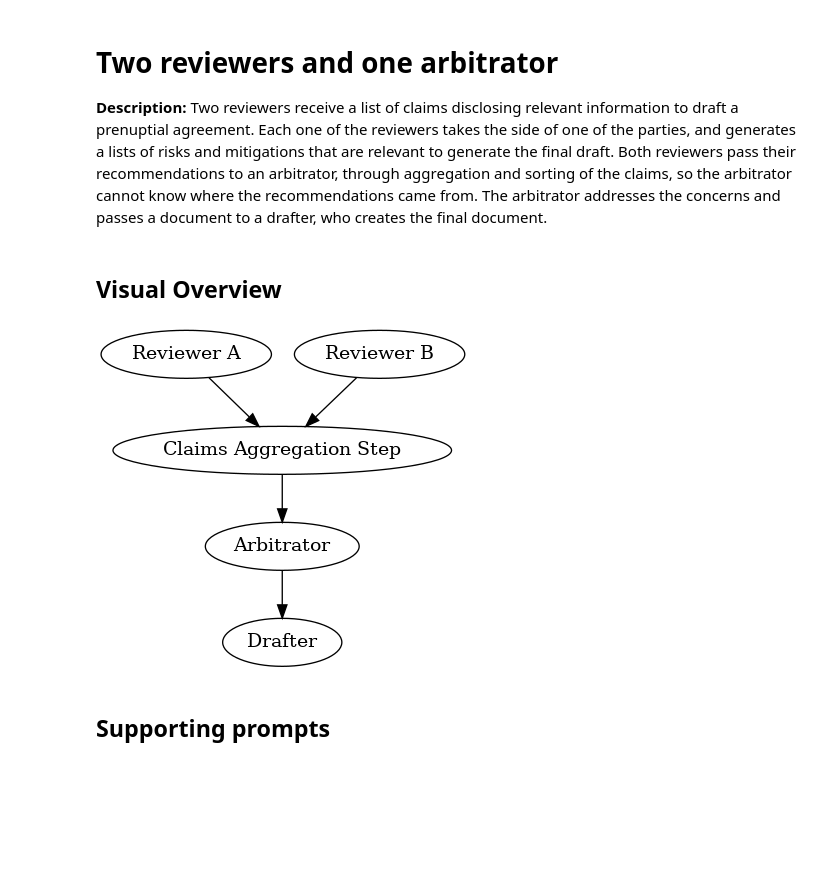
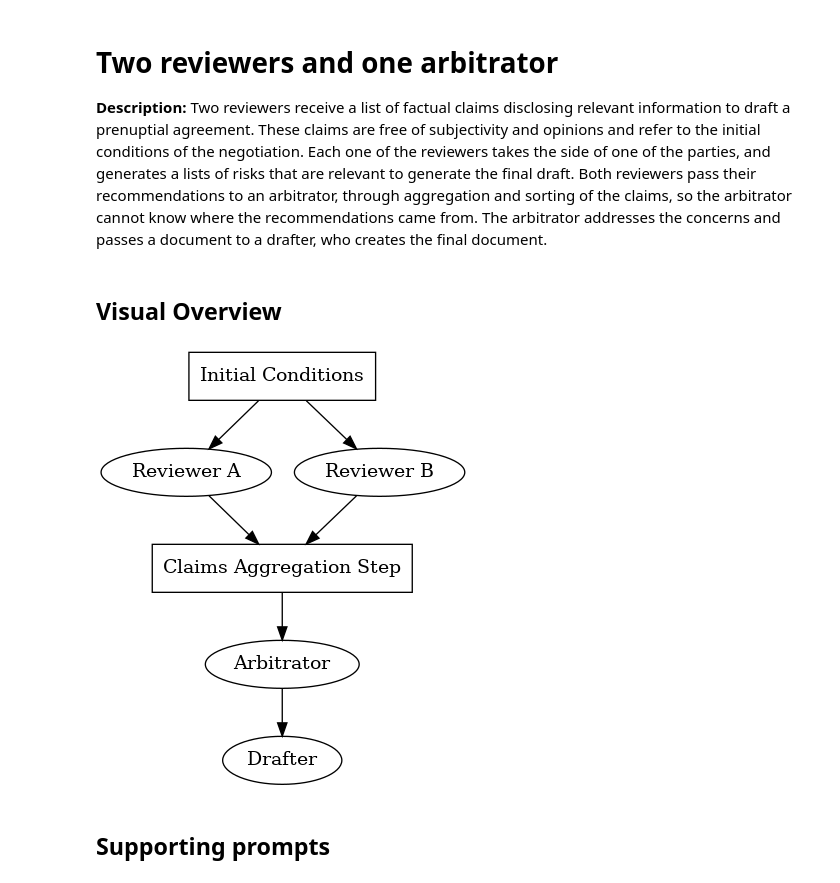
Before and after one commit to aegerita/Rawlsian-Agents, a Jupyter notebook: visual_architecture/two_reviewers_one_arbitrator.ipynb, the cells around one changed output. Saved outputs shown, nothing was run; the diff lists cells and outputs as text; code cells hidden in the pictures; blank space fills up the shorter version.

Commit message:
feat: revamped visual architecture for paper.

```diff
--- a/visual_architecture/two_reviewers_one_arbitrator.ipynb
+++ b/visual_architecture/two_reviewers_one_arbitrator.ipynb
@@ -1,30 +1,34 @@
 # %% [markdown]
 # Two reviewers and one arbitrator
 
-**Description:** Two reviewers receive a list of claims disclosing relevant information to draft a prenuptial agreement. Each one of the reviewers takes the side of one of the parties, and generates a lists of risks and mitigations that are relevant to generate the final draft. Both reviewers pass their recommendations to an arbitrator, through aggregation and sorting of the claims, so the arbitrator cannot know where the recommendations came from. The arbitrator addresses the concerns and passes a document to a drafter, who creates the final document.
+**Description:** Two reviewers receive a list of factual claims disclosing relevant information to draft a prenuptial agreement. These claims are free of subjectivity and opinions and refer to the initial conditions of the negotiation.
+Each one of the reviewers takes the side of one of the parties, and generates a lists of risks that are relevant to generate the final draft. Both reviewers pass their recommendations to an arbitrator, through aggregation and sorting of the claims, so the arbitrator cannot know where the recommendations came from. The arbitrator addresses the concerns and passes a document to a drafter, who creates the final document.
 # %% [markdown]
 ## Visual Overview
 # %%
 import graphviz
 from IPython.display import Image
 
 two_reviewers_one_arbitrator = graphviz.Digraph('Two Reviewers, One Arbitrator, One Drafter', format='png')
 ### Nodes
+two_reviewers_one_arbitrator.node('F','Initial Conditions', shape='rectangle')
 two_reviewers_one_arbitrator.node('A', 'Reviewer A')
 two_reviewers_one_arbitrator.node('B', 'Reviewer B')
-two_reviewers_one_arbitrator.node('C', 'Claims Aggregation Step')
+two_reviewers_one_arbitrator.node('C', 'Claims Aggregation Step', shape='rectangle')
 two_reviewers_one_arbitrator.node('D', 'Arbitrator')
 two_reviewers_one_arbitrator.node('E', 'Drafter')
 ### Edges
+two_reviewers_one_arbitrator.edge('F', 'A')
+two_reviewers_one_arbitrator.edge('F', 'B')
 two_reviewers_one_arbitrator.edge('A', 'C')
 two_reviewers_one_arbitrator.edge('B', 'C')
 two_reviewers_one_arbitrator.edge('C', 'D')
 two_reviewers_one_arbitrator.edge('D', 'E')
 
 two_reviewers_one_arbitrator.render('two_reviewers_one_arbitrator', format="png", view=False)
 Image(filename='two_reviewers_one_arbitrator.png')
 # %% [output]
-[figure, old version]
+[figure, new version]
 # %% [markdown]
 ## Supporting prompts
 # %% [markdown]
```
Also changed, not shown: parts of 3 cells of this notebook, 3 other files.
